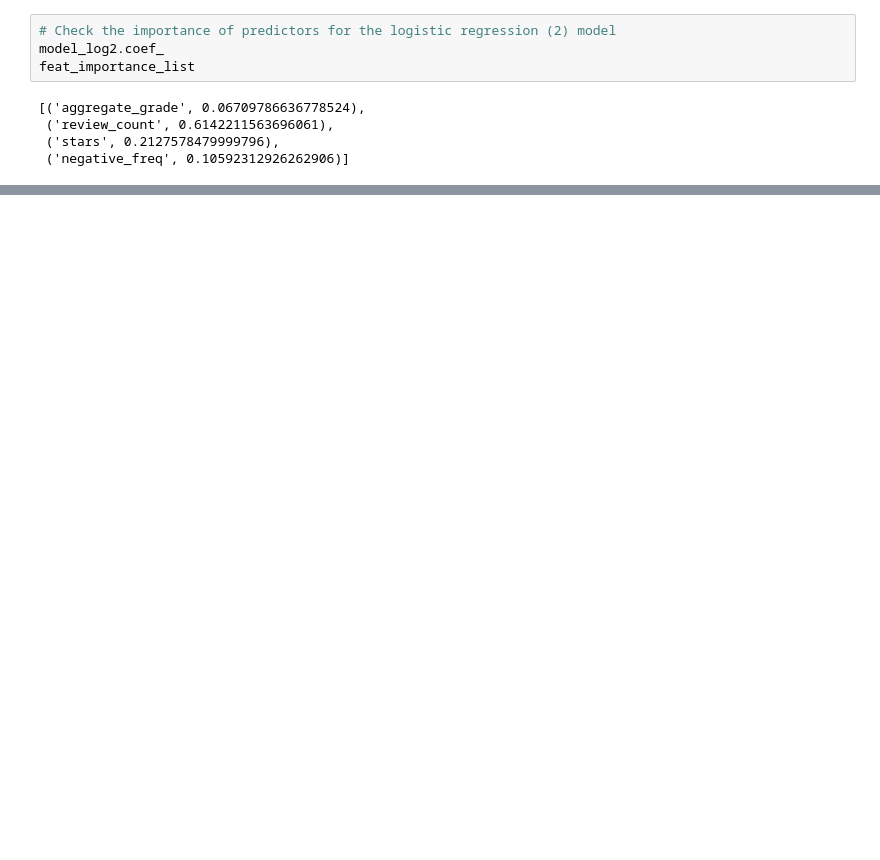
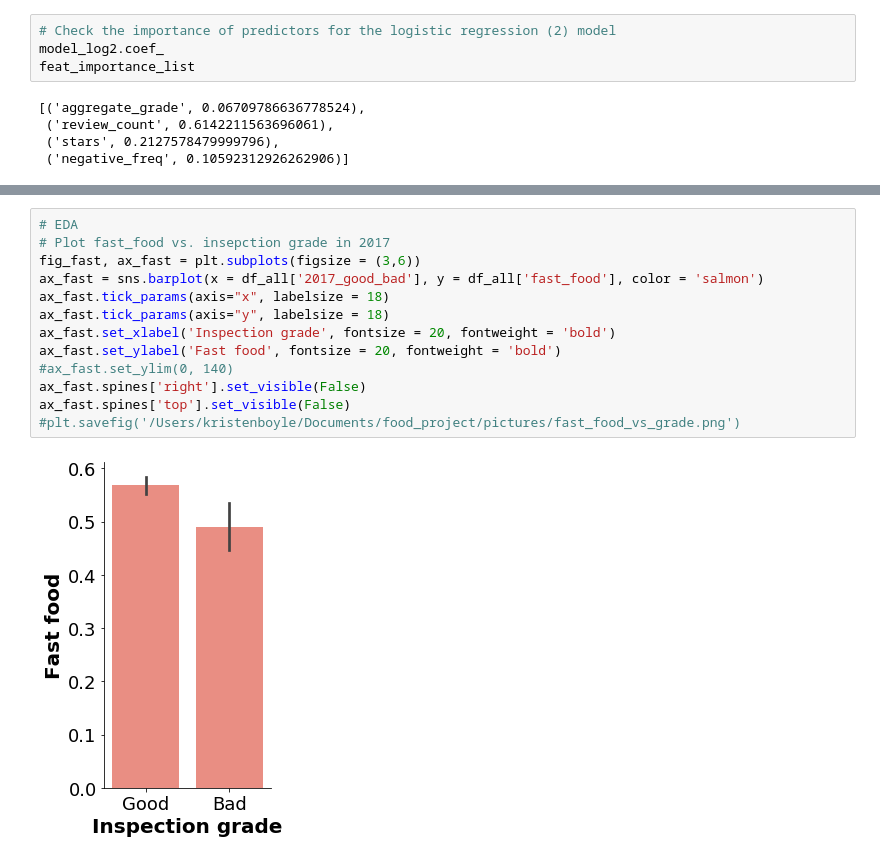
Before and after one commit to arian16/food_project, a Jupyter notebook: main.ipynb, the cells around one changed output, grey strips where cells are left out. Cells and saved outputs as stored; diff of their text form; blank space fills up the shorter version.

```diff
--- a/main.ipynb
+++ b/main.ipynb
@@ -590,0 +648,15 @@ feat_importance_list
+# %%
+# EDA
+# Plot fast_food vs. insepction grade in 2017
+fig_fast, ax_fast = plt.subplots(figsize = (3,6))
+ax_fast = sns.barplot(x = df_all['2017_good_bad'], y = df_all['fast_food'], color = 'salmon')
+ax_fast.tick_params(axis="x", labelsize = 18)
+ax_fast.tick_params(axis="y", labelsize = 18)
+ax_fast.set_xlabel('Inspection grade', fontsize = 20, fontweight = 'bold')
+ax_fast.set_ylabel('Fast food', fontsize = 20, fontweight = 'bold')
+#ax_fast.set_ylim(0, 140)
+ax_fast.spines['right'].set_visible(False)
+ax_fast.spines['top'].set_visible(False)
+#plt.savefig('/Users/kristenboyle/Documents/food_project/pictures/fast_food_vs_grade.png')
+# %% [output]
+[figure, added]
```
Also changed, not shown: parts of 22 cells of this notebook.
